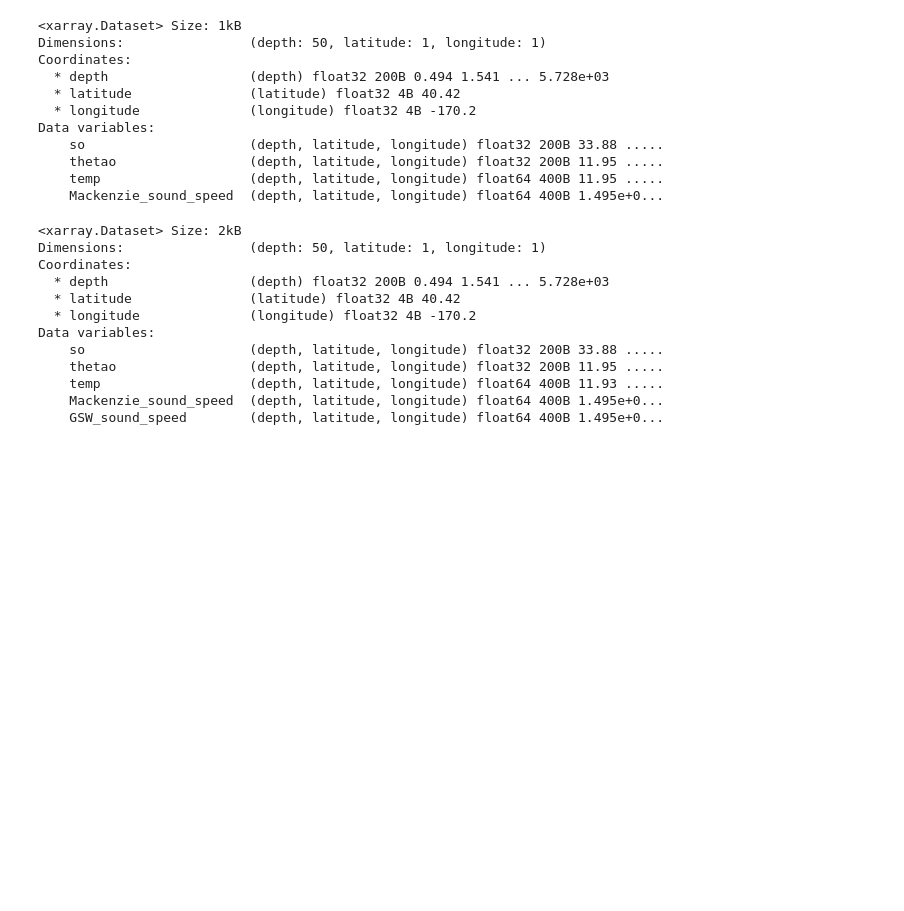
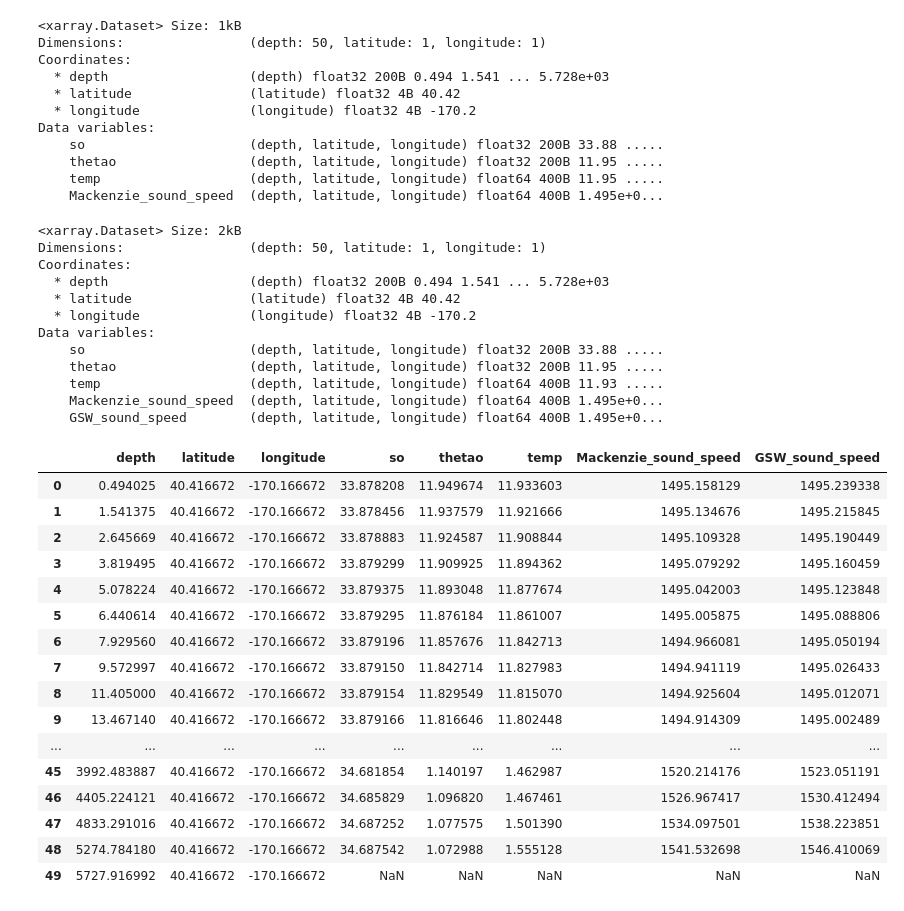
Before and after one commit to OceanStreamIO/sound-speed-profile, a Jupyter notebook: SSP_from_Copernicus.ipynb, the cells around one changed output. Saved outputs shown, nothing was run; the diff lists cells and outputs as text; code cells hidden in the pictures; blank space fills up the shorter version.

```diff
--- a/SSP_from_Copernicus.ipynb
+++ b/SSP_from_Copernicus.ipynb
@@ -30,7 +30,7 @@ def format_data_points(current_datetime, days_back = 30):
     earlier_date_str = earlier_datetime.strftime("%Y-%m-%d")
     return earlier_date_str, current_date_str
 
-def copernicus_salinity_temp(target_longitude, region_padding_degrees, time_point, average_location = False, output = 'df'):
+def copernicus_salinity_temp(target_longitude, region_padding_degrees, time_point, average_location = False):
     start_time, end_time = format_data_points(time_point)
 
     measurement_ds = copernicusmarine.open_dataset(
@@ -154,4 +154,22 @@ Data variables:
     Mackenzie_sound_speed  (depth, latitude, longitude) float64 400B 1.495e+0...
     GSW_sound_speed        (depth, latitude, longitude) float64 400B 1.495e+0...
 # %%
-measurement_ds
+measurement_ds.to_dataframe().reset_index()
+# %% [output]
+|  | depth | latitude | longitude | so | thetao | temp | Mackenzie_sound_speed | GSW_sound_speed |
+| 0 | 0.494025 | 40.416672 | -170.166672 | 33.878208 | 11.949674 | 11.933603 | 1495.158129 | 1495.239338 |
+| 1 | 1.541375 | 40.416672 | -170.166672 | 33.878456 | 11.937579 | 11.921666 | 1495.134676 | 1495.215845 |
+| 2 | 2.645669 | 40.416672 | -170.166672 | 33.878883 | 11.924587 | 11.908844 | 1495.109328 | 1495.190449 |
+| 3 | 3.819495 | 40.416672 | -170.166672 | 33.879299 | 11.909925 | 11.894362 | 1495.079292 | 1495.160459 |
+| 4 | 5.078224 | 40.416672 | -170.166672 | 33.879375 | 11.893048 | 11.877674 | 1495.042003 | 1495.123848 |
+| 5 | 6.440614 | 40.416672 | -170.166672 | 33.879295 | 11.876184 | 11.861007 | 1495.005875 | 1495.088806 |
+| 6 | 7.929560 | 40.416672 | -170.166672 | 33.879196 | 11.857676 | 11.842713 | 1494.966081 | 1495.050194 |
+| 7 | 9.572997 | 40.416672 | -170.166672 | 33.879150 | 11.842714 | 11.827983 | 1494.941119 | 1495.026433 |
+| 8 | 11.405000 | 40.416672 | -170.166672 | 33.879154 | 11.829549 | 11.815070 | 1494.925604 | 1495.012071 |
+| 9 | 13.467140 | 40.416672 | -170.166672 | 33.879166 | 11.816646 | 11.802448 | 1494.914309 | 1495.002489 |
+| ... | ... | ... | ... | ... | ... | ... | ... | ... |
+| 45 | 3992.483887 | 40.416672 | -170.166672 | 34.681854 | 1.140197 | 1.462987 | 1520.214176 | 1523.051191 |
+| 46 | 4405.224121 | 40.416672 | -170.166672 | 34.685829 | 1.096820 | 1.467461 | 1526.967417 | 1530.412494 |
+| 47 | 4833.291016 | 40.416672 | -170.166672 | 34.687252 | 1.077575 | 1.501390 | 1534.097501 | 1538.223851 |
+| 48 | 5274.784180 | 40.416672 | -170.166672 | 34.687542 | 1.072988 | 1.555128 | 1541.532698 | 1546.410069 |
+| 49 | 5727.916992 | 40.416672 | -170.166672 | NaN | NaN | NaN | NaN | NaN |
```
